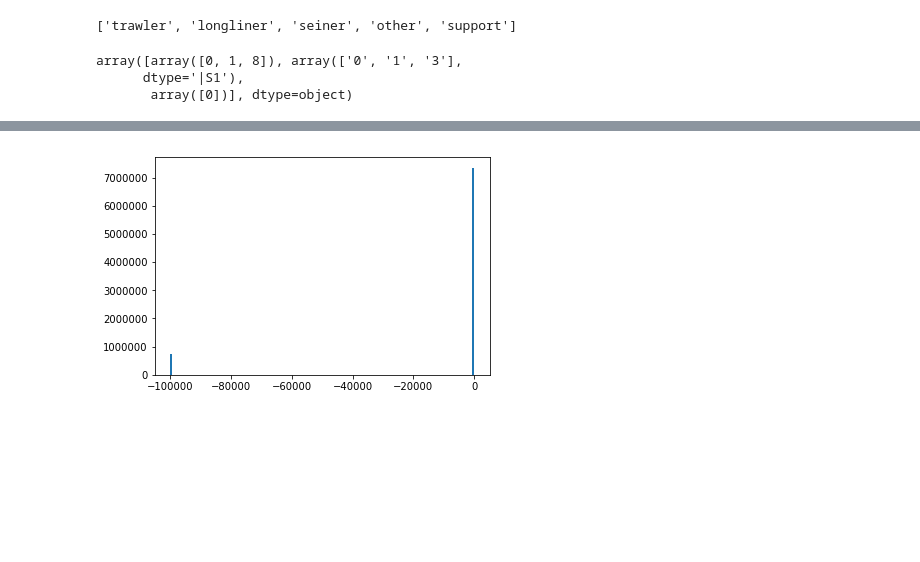
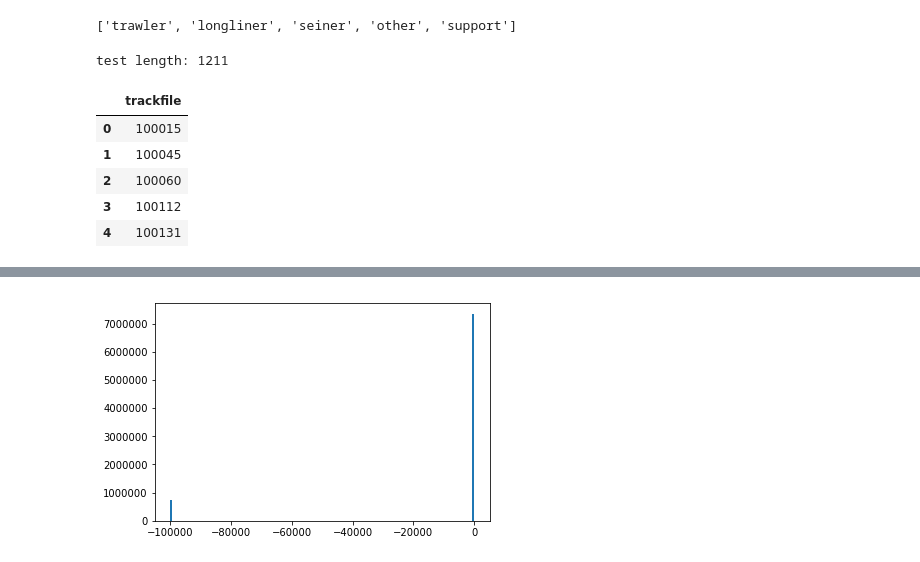
Before and after one commit to SorokinV/TopCoder-2017-08-FishMen2, a Jupyter notebook: Jupyter-NET/Fish-Exp-01-XGB.ipynb, the cells around one changed output, grey strips where cells are left out. Drawn from its saved outputs; the diff is of its cells as text; code cells hidden in the pictures; blank space fills up the shorter version.

```diff
--- a/Jupyter-NET/Fish-Exp-01-XGB.ipynb
+++ b/Jupyter-NET/Fish-Exp-01-XGB.ipynb
@@ -19,20 +19,19 @@ train_list.head()
 y_class = train_list['typing'].unique().tolist(); y_class
 # %% [output]
 ['trawler', 'longliner', 'seiner', 'other', 'support']
-# %%
-y1 = np.array([0,1,8])
-y2 = np.array(['0','1','3'])
-y3 = np.array([0])
-yy = np.empty(3,dtype=object)
-yy[0]=y1
-yy[1]=y2
-yy[2]=y3
-yy
-#yy[0] = ([0,1,2,3])
-# %% [output]
-array([array([0, 1, 8]), array(['0', '1', '3'],
-      dtype='|S1'),
-       array([0])], dtype=object)
+# %%
+test_list = pd.read_csv('../Data/testing.txt', header=None)
+test_list.columns=['trackfile']
+print 'test length:',len(test_list)
+test_list.head()
+# %% [output]
+test length: 1211
+|  | trackfile |
+| 0 | 100015 |
+| 1 | 100045 |
+| 2 | 100060 |
+| 3 | 100112 |
+| 4 | 100131 |
 # %%
 max_features = 512
 
```
Also changed, not shown: parts of 22 cells of this notebook.
